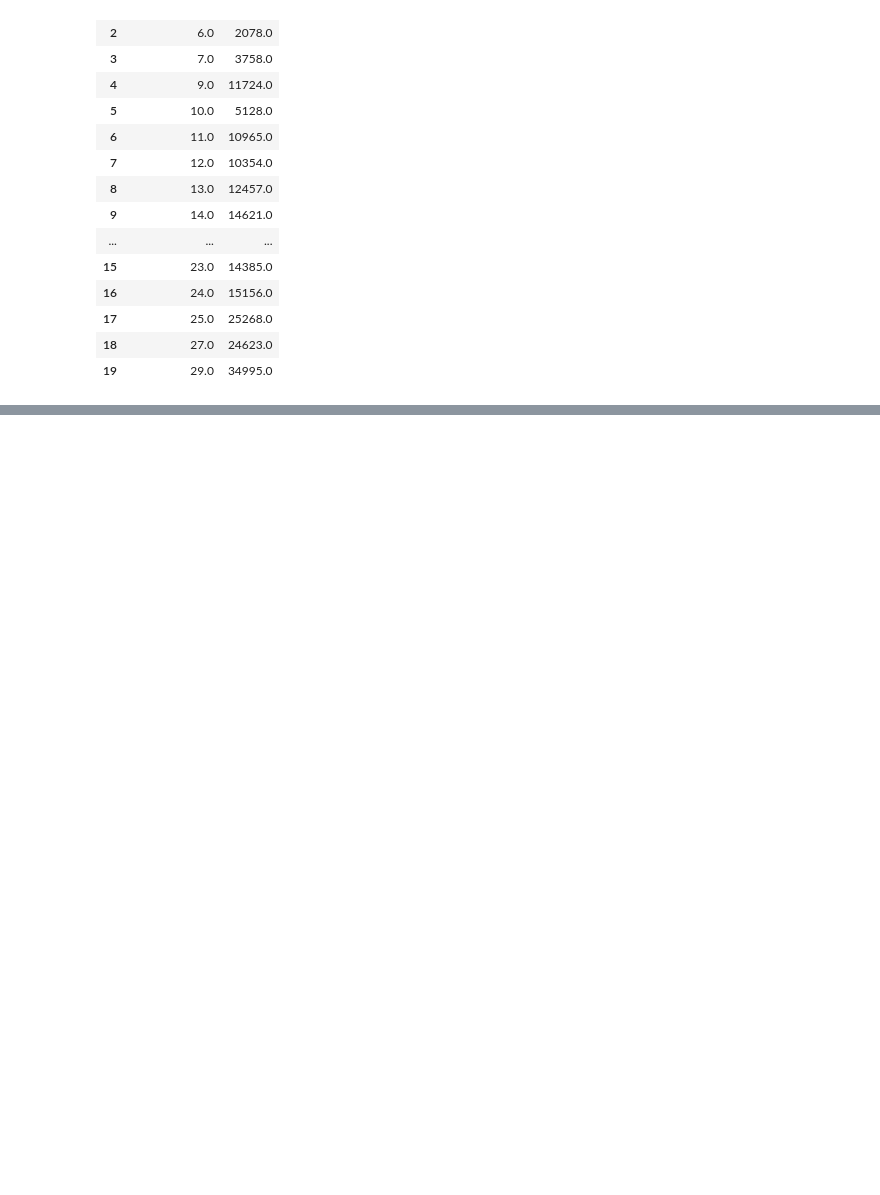
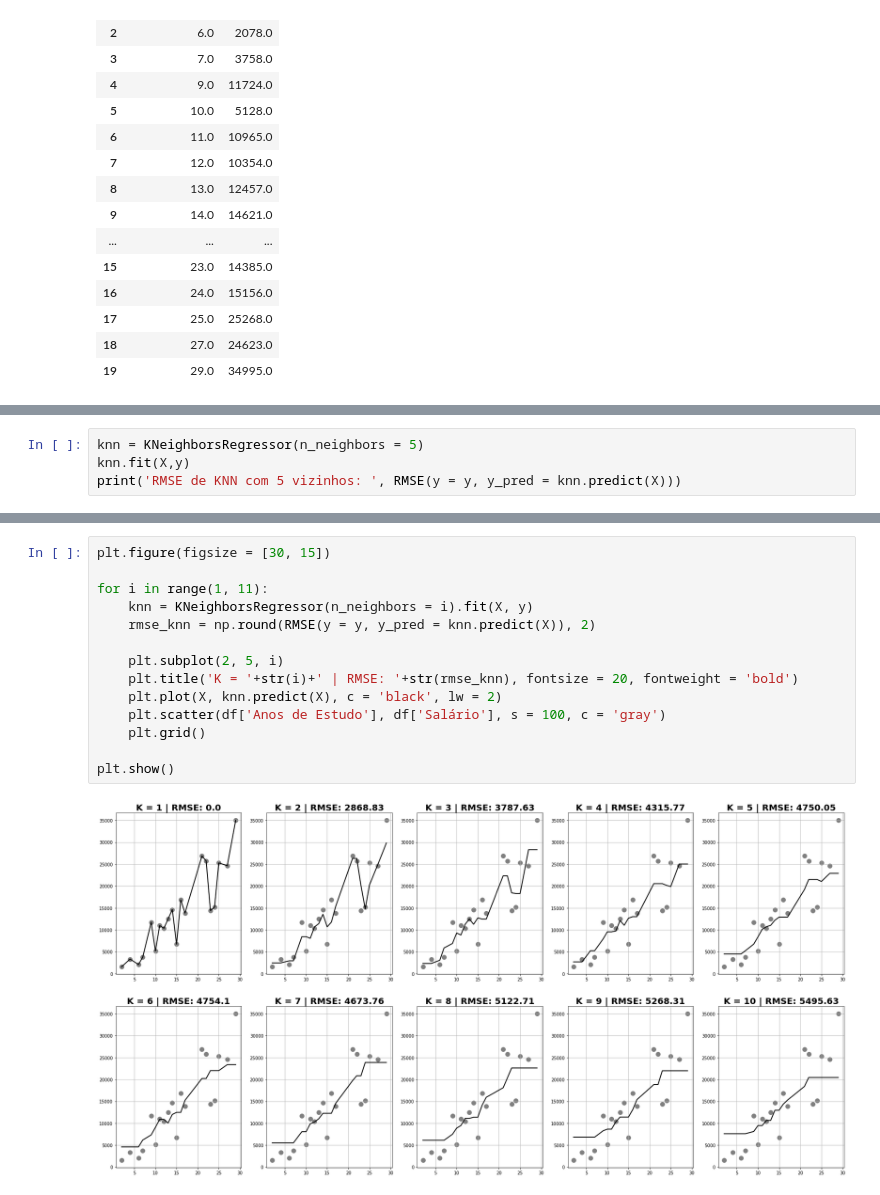
Before and after one commit to DiegoRInacio/Analise_de_dados, a Jupyter notebook: Fundamentos_de_Machine_Laerning.ipynb, the cells around one changed output, grey strips where cells are left out. Drawn from its saved outputs; the diff is of its cells as text; blank space fills up the shorter version.

```diff
--- a/Fundamentos_de_Machine_Laerning.ipynb
+++ b/Fundamentos_de_Machine_Laerning.ipynb
@@ -675,0 +705,4 @@ df
+# %%
+knn = KNeighborsRegressor(n_neighbors = 5)
+knn.fit(X,y)
+print('RMSE de KNN com 5 vizinhos: ', RMSE(y = y, y_pred = knn.predict(X)))
@@ -675,0 +718,16 @@ df
+# %%
+plt.figure(figsize = [30, 15])
+
+for i in range(1, 11):
+    knn = KNeighborsRegressor(n_neighbors = i).fit(X, y)
+    rmse_knn = np.round(RMSE(y = y, y_pred = knn.predict(X)), 2)
+
+    plt.subplot(2, 5, i)
+    plt.title('K = '+str(i)+' | RMSE: '+str(rmse_knn), fontsize = 20, fontweight = 'bold')
+    plt.plot(X, knn.predict(X), c = 'black', lw = 2)
+    plt.scatter(df['Anos de Estudo'], df['Salário'], s = 100, c = 'gray')
+    plt.grid()
+
+plt.show()
+# %% [output]
+[figure, added]
```
Also changed, not shown: parts of 28 cells of this notebook.
